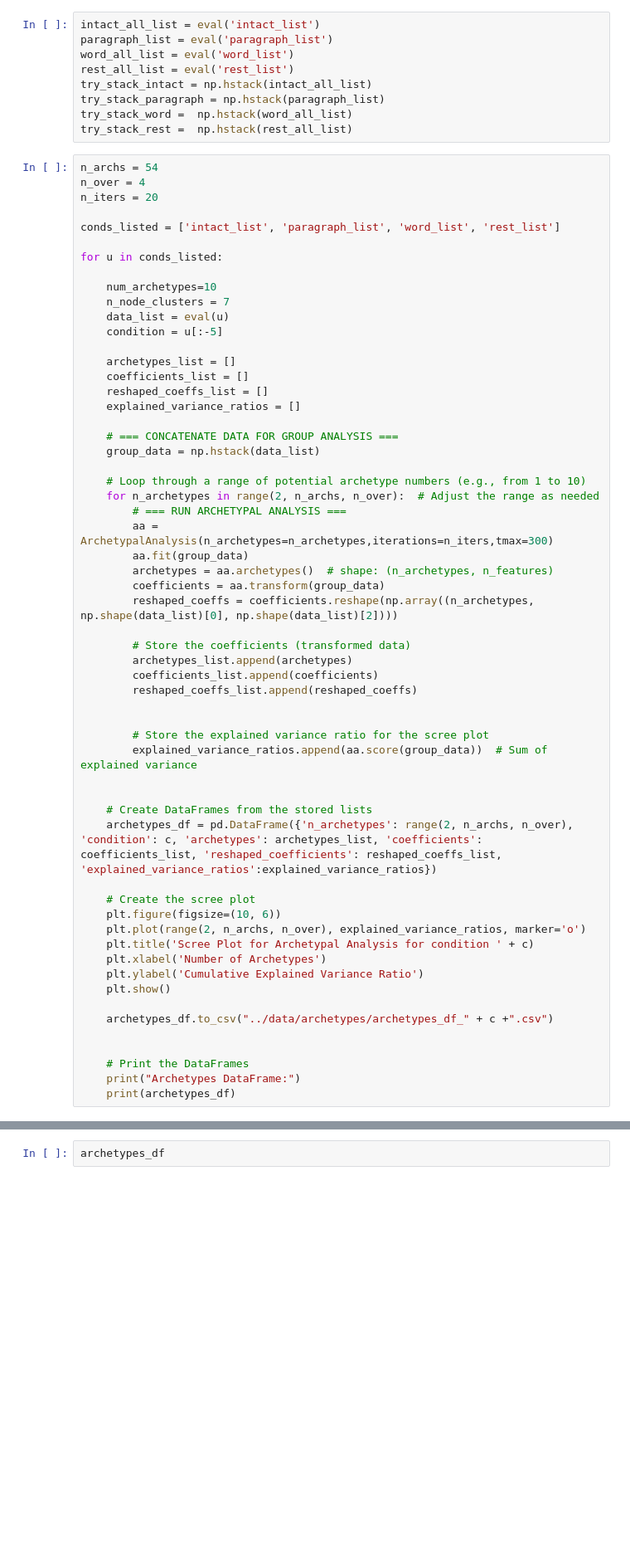
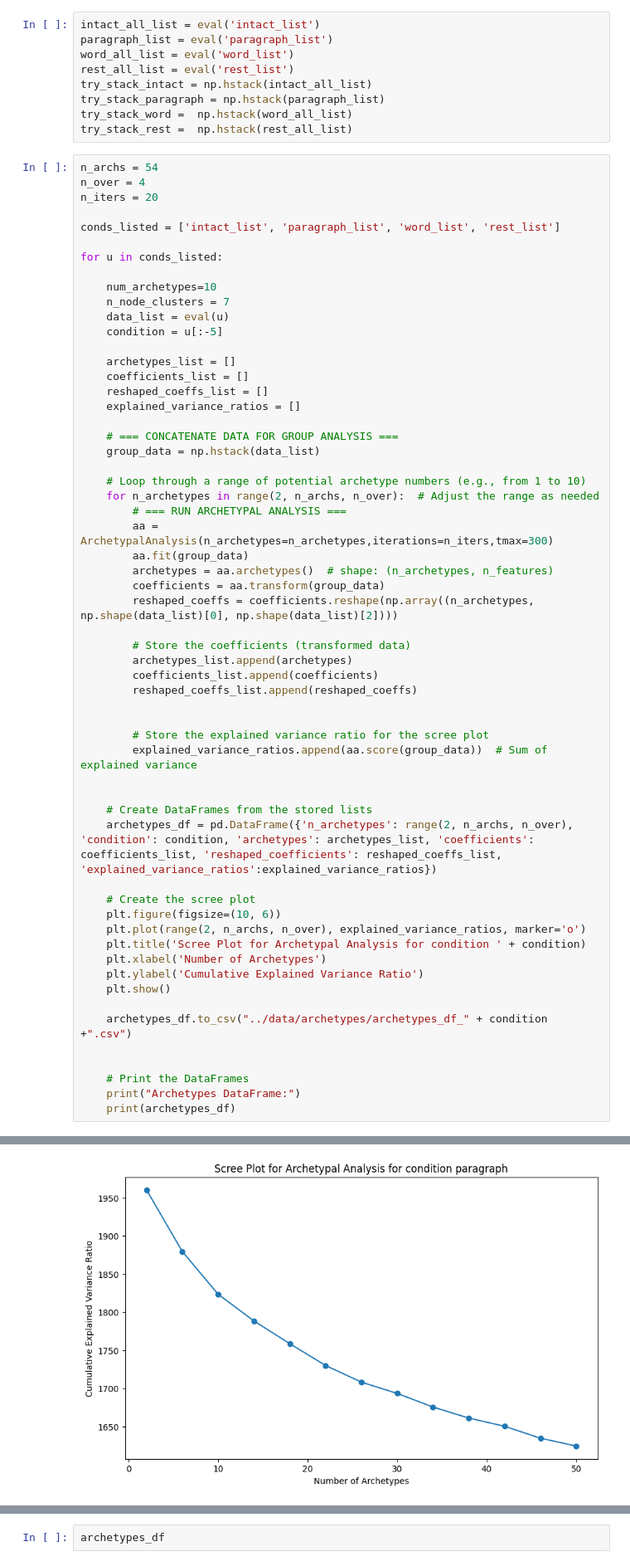
Before and after one commit to the-brAIn-lab/arch_analysis, a Jupyter notebook: notebooks/arch_analysis.ipynb, the cells around one changed output, grey strips where cells are left out. Shown: that part at 83% size. Drawn from its saved outputs; the diff is of its cells as text; blank space fills up the shorter version.

```diff
--- a/notebooks/arch_analysis.ipynb
+++ b/notebooks/arch_analysis.ipynb
@@ -581,17 +610,17 @@ for u in conds_listed:
 
 
     # Create DataFrames from the stored lists
-    archetypes_df = pd.DataFrame({'n_archetypes': range(2, n_archs, n_over), 'condition': c, 'archetypes': archetypes_list, 'coefficients': coefficients_list, 'reshaped_coefficients': reshaped_coeffs_list, 'explained_variance_ratios':explained_variance_ratios})
+    archetypes_df = pd.DataFrame({'n_archetypes': range(2, n_archs, n_over), 'condition': condition, 'archetypes': archetypes_list, 'coefficients': coefficients_list, 'reshaped_coefficients': reshaped_coeffs_list, 'explained_variance_ratios':explained_variance_ratios})
 
     # Create the scree plot
     plt.figure(figsize=(10, 6))
     plt.plot(range(2, n_archs, n_over), explained_variance_ratios, marker='o')
-    plt.title('Scree Plot for Archetypal Analysis for condition ' + c)
+    plt.title('Scree Plot for Archetypal Analysis for condition ' + condition)
     plt.xlabel('Number of Archetypes')
     plt.ylabel('Cumulative Explained Variance Ratio')
     plt.show()
 
-    archetypes_df.to_csv("../data/archetypes/archetypes_df_" + c +".csv")
+    archetypes_df.to_csv("../data/archetypes/archetypes_df_" + condition +".csv")
 
 
     # Print the DataFrames
@@ -620 +665,2 @@ RSS = 2549.7686980995986
+[figure, added]
 Archetypes DataFrame:
```
Also changed, not shown: parts of 6 cells of this notebook, 24 other files.
